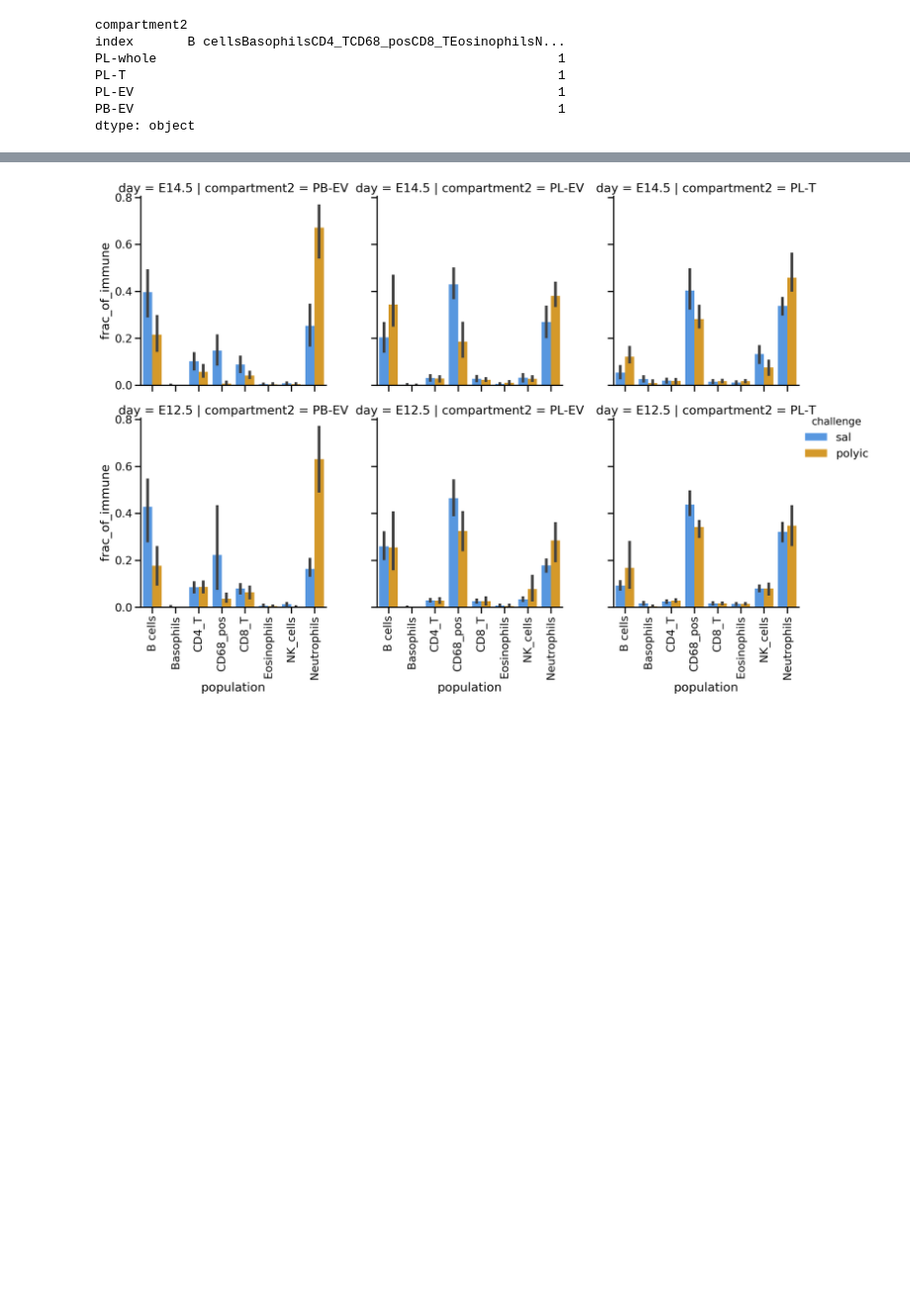
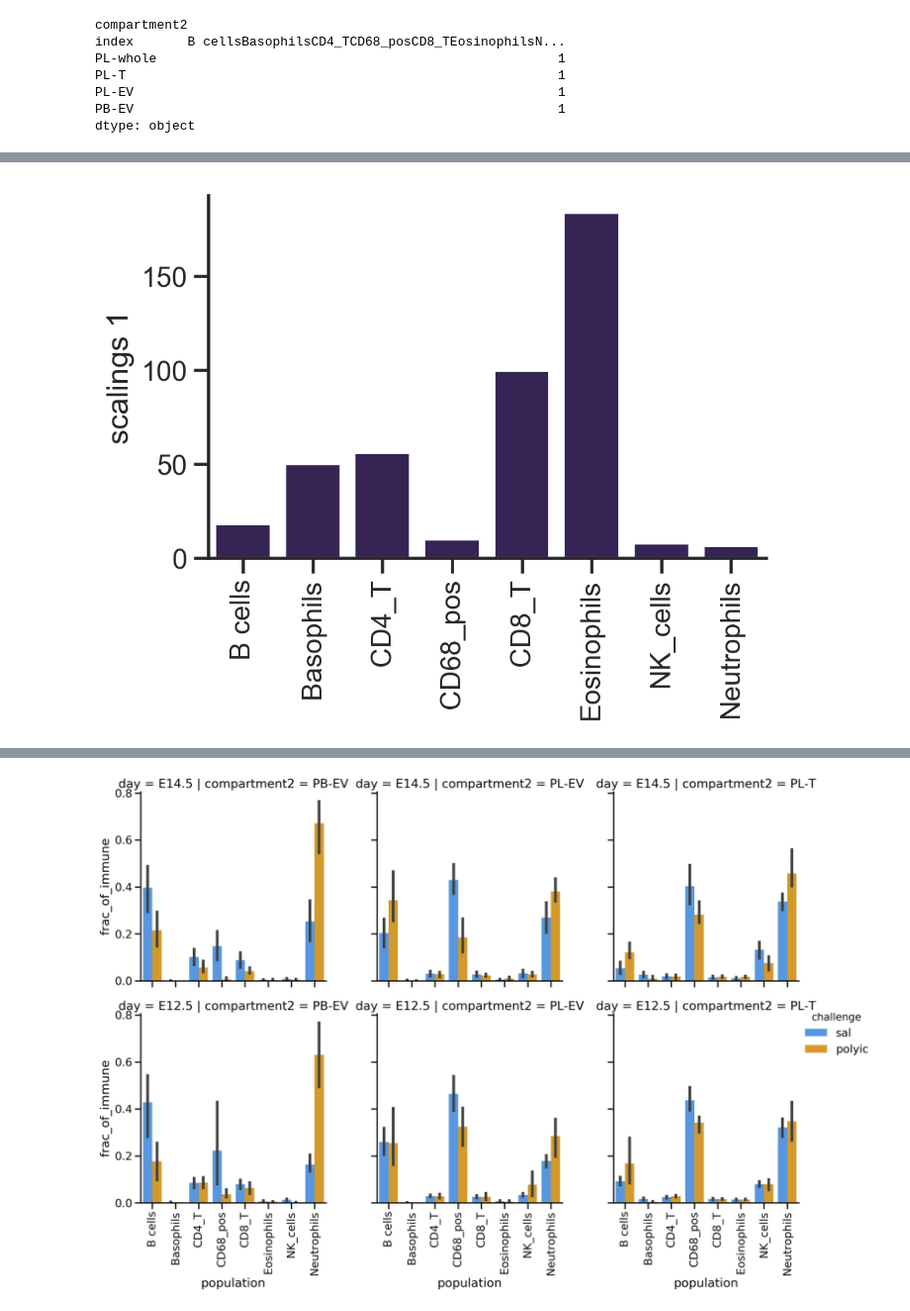
Before and after one commit to nvivanco/Placenta_paper_figures, a Jupyter notebook: 20201215_data_analysis_cell_engine.ipynb, the cells around one changed output, grey strips where cells are left out. Shown at 99% size. Drawn from its saved outputs; the diff is of its cells as text; code cells hidden in the pictures; blank space fills up the shorter version.

```diff
--- a/20201215_data_analysis_cell_engine.ipynb
+++ b/20201215_data_analysis_cell_engine.ipynb
@@ -250,0 +305,7 @@ main_counts.to_csv(countsnew_path, index = False)
+# %%
+train_df = df[df['challenge'] == 'sal']
+test_df = df[df['challenge'] == 'polyic']
+train_df.reset_index(drop = True, inplace = True)
+test_df.reset_index(drop = True, inplace = True)
+X_train = train_df.loc[:, features].values
+Y_train = train_df.loc[:, target].values
@@ -250,0 +315,3 @@ main_counts.to_csv(countsnew_path, index = False)
+# %%
+model = LinearDiscriminantAnalysis()
+lda = model.fit(X_train, Y_train)
@@ -250,0 +335,2 @@ main_counts.to_csv(countsnew_path, index = False)
+# %%
+scalings_df = pd.DataFrame(index = features, data = abs(model.scalings_), columns = ['scalings 1', 'scalings 2'])
@@ -250,0 +370,7 @@ main_counts.to_csv(countsnew_path, index = False)
+# %%
+sns.set_style("ticks")
+sns.barplot(x= scalings_df.index, y = 'scalings 1', color = '#321c5c', data = scalings_df )
+plt.xticks(rotation=90)
+sns.despine(right = True, top = True)
+# %% [output]
+[figure, added]
```
Also changed, not shown: parts of 17 cells of this notebook, 2 other files.
